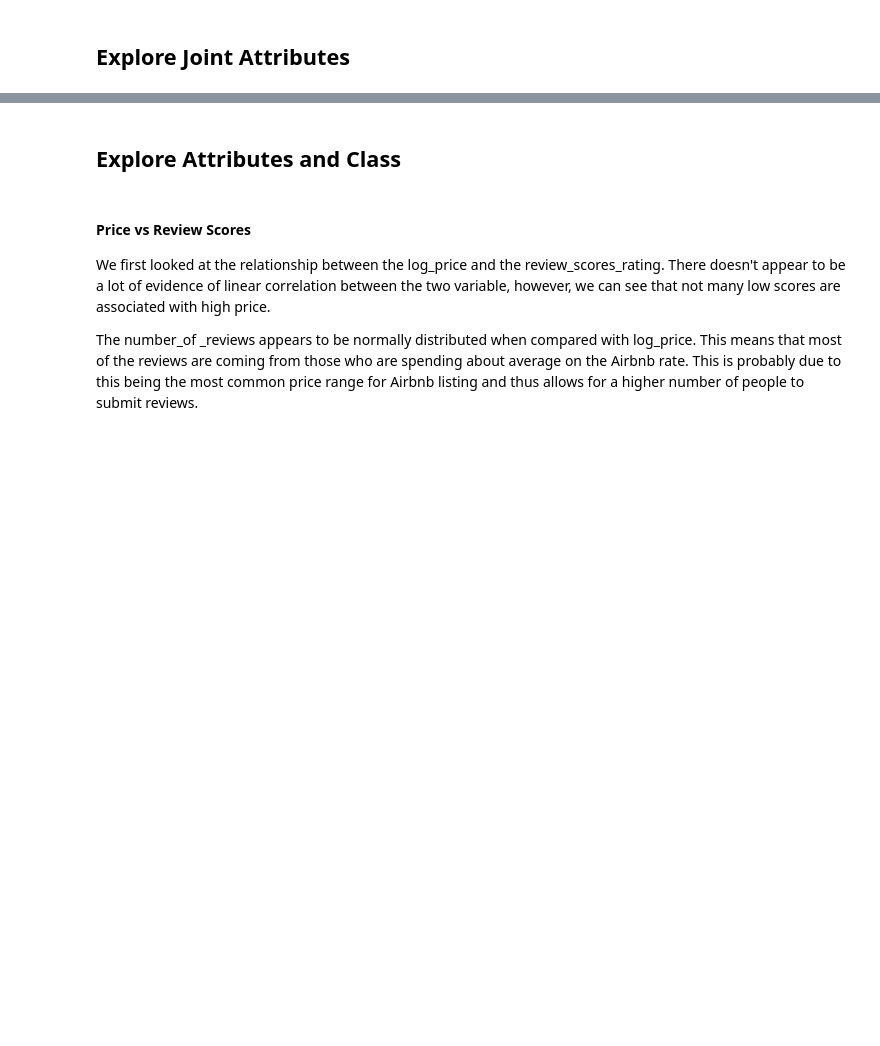
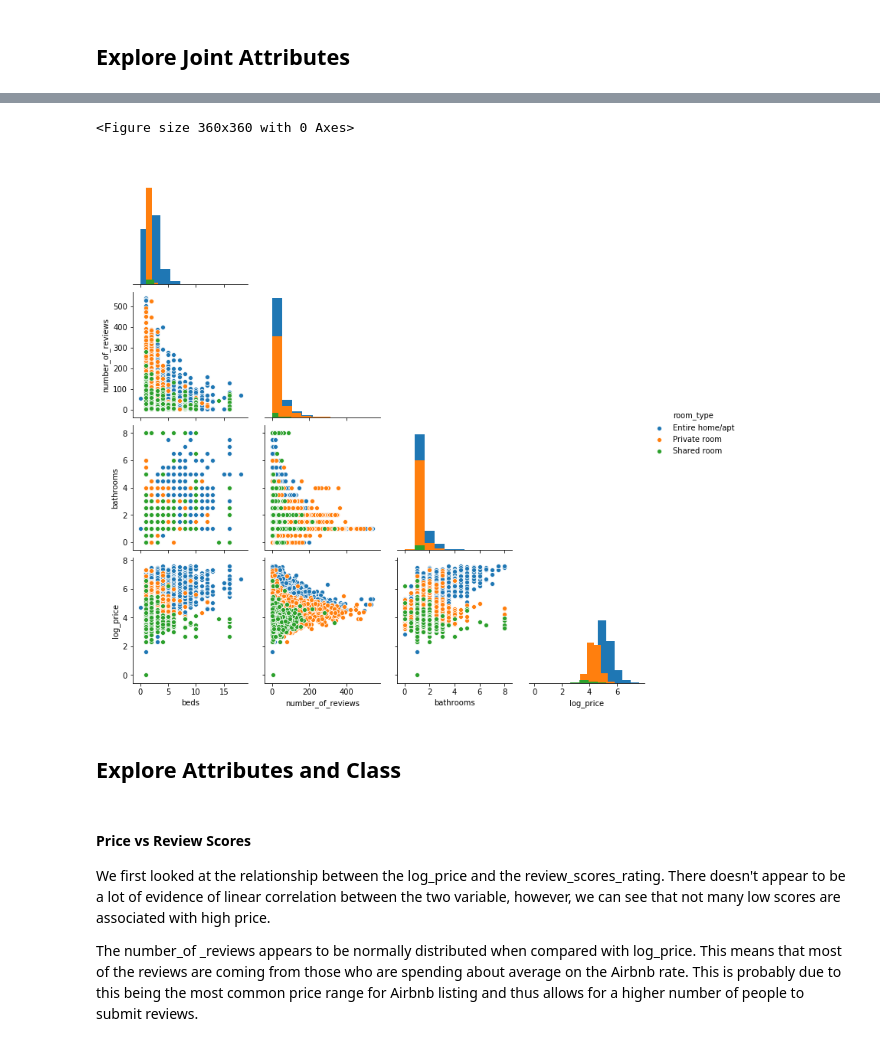
Before and after one commit to allenmiller17/SMU_7331_ML1_Project_1, a Jupyter notebook: Project 1 Final Write Up.ipynb, the cells around one changed output, grey strips where cells are left out. Cells and saved outputs as stored; diff of their text form; code cells hidden in the pictures; blank space fills up the shorter version.

```diff
--- a/Project 1 Final Write Up.ipynb
+++ b/Project 1 Final Write Up.ipynb
@@ -165,3 +190,10 @@ plt.show()
+# %%
+plt.figure(figsize=(5,5))
+sns.pairplot(pdata,vars=pdata_mod[['beds','number_of_reviews','bathrooms','log_price']], hue = "room_type" ,diag_kind = 'hist', corner = True)
+plt.show()
+# %% [output]
+<Figure size 360x360 with 0 Axes>
+[figure, added]
 # %% [markdown]
 ## Explore Attributes and Class
 # %% [markdown]
```
Also changed, not shown: parts of 10 cells of this notebook.
